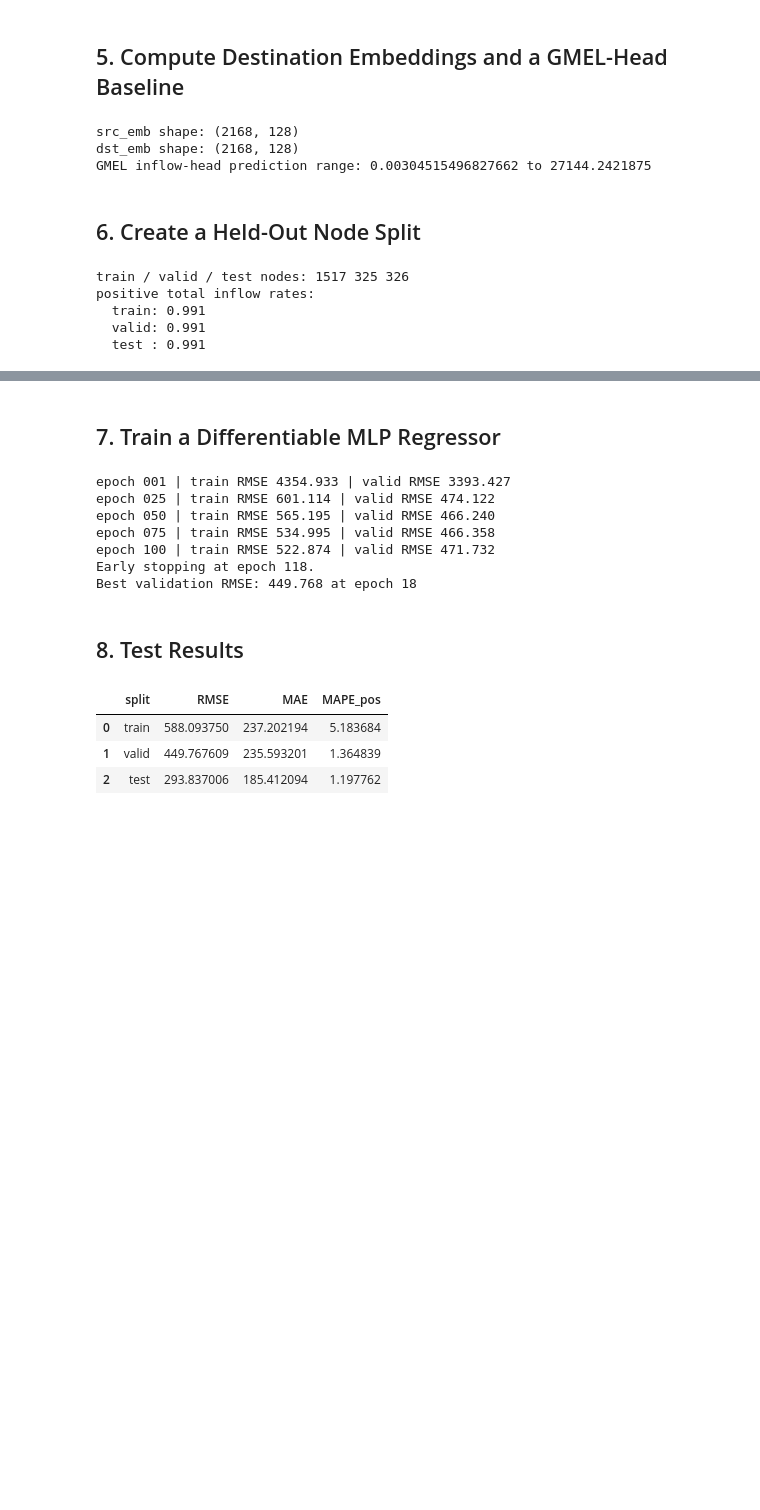
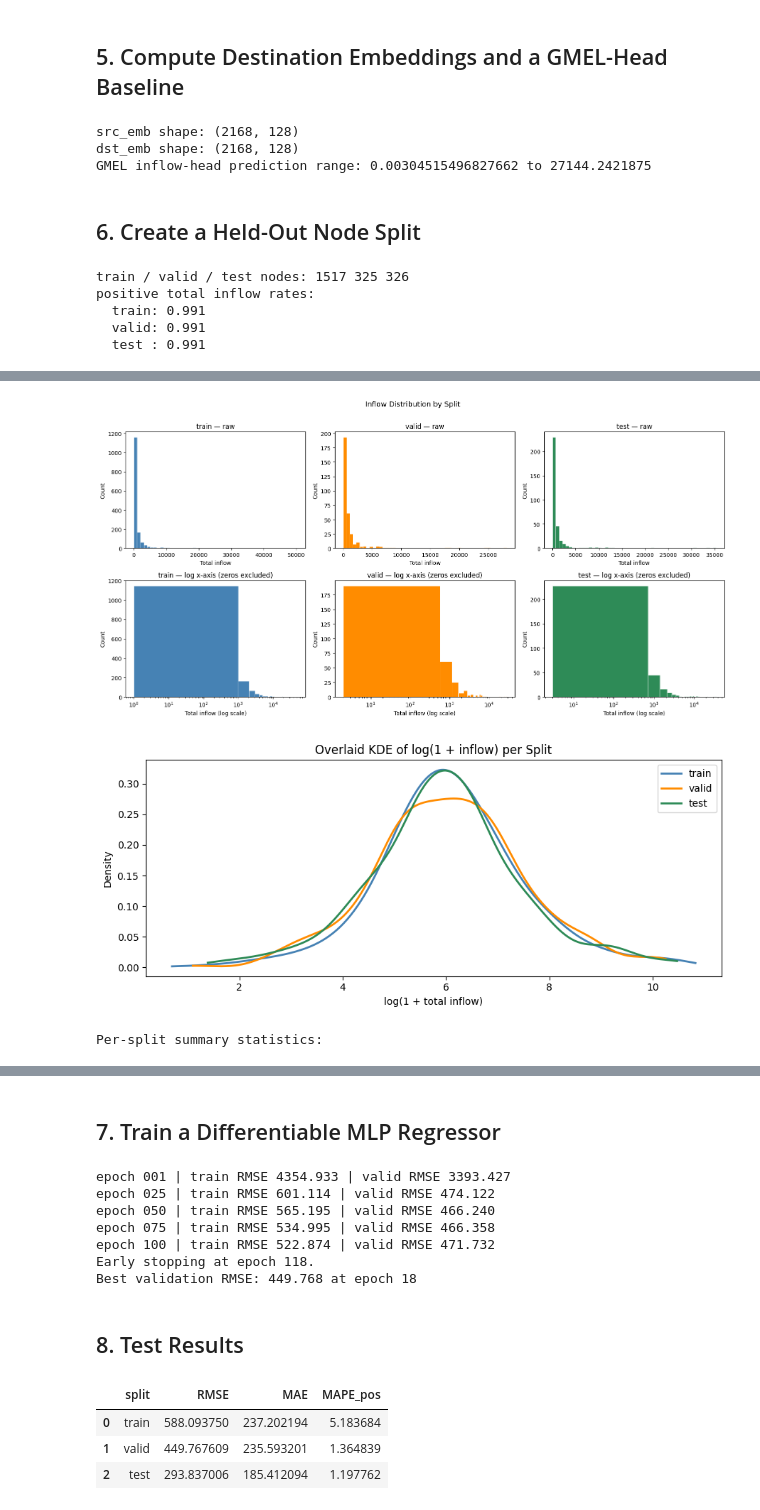
Before and after one commit to komar41/GMEL, a Jupyter notebook: code/run_inflow_node_prediction.ipynb, the cells around one changed output, grey strips where cells are left out. Drawn from its saved outputs; the diff is of its cells as text; code cells hidden in the pictures; blank space fills up the shorter version.

```diff
--- a/code/run_inflow_node_prediction.ipynb
+++ b/code/run_inflow_node_prediction.ipynb
@@ -191,0 +246,72 @@ positive total inflow rates:
+# %%
+# Per-split inflow distributions
+splits = {
+    "train": total_inflow[idx_train],
+    "valid": total_inflow[idx_valid],
+    "test":  total_inflow[idx_test],
+}
+colors = {"train": "steelblue", "valid": "darkorange", "test": "seagreen"}
+
+fig, axes = plt.subplots(2, 3, figsize=(16, 8))
+
+for col, (name, vals) in enumerate(splits.items()):
+    # Raw histogram
+    axes[0, col].hist(vals, bins=50, color=colors[name], edgecolor="white", linewidth=0.4)
+    axes[0, col].set_title(f"{name} — raw")
+    axes[0, col].set_xlabel("Total inflow")
+    axes[0, col].set_ylabel("Count")
+
+    # Log-scale x-axis
+    nz = vals[vals > 0]
+    axes[1, col].hist(nz, bins=50, color=colors[name], edgecolor="white", linewidth=0.4)
+    axes[1, col].set_xscale("log")
+    axes[1, col].set_title(f"{name} — log x-axis (zeros excluded)")
+    axes[1, col].set_xlabel("Total inflow (log scale)")
+    axes[1, col].set_ylabel("Count")
+
+plt.suptitle("Inflow Distribution by Split", fontsize=13, y=1.01)
+plt.tight_layout()
+plt.show()
+
+# Overlaid log-scale KDE comparison
+from scipy.stats import gaussian_kde
+
+fig, ax = plt.subplots(figsize=(9, 4))
+for name, vals in splits.items():
+    nz = np.log1p(vals[vals > 0])
+    kde = gaussian_kde(nz, bw_method=0.3)
+    xs = np.linspace(nz.min(), nz.max(), 300)
+    ax.plot(xs, kde(xs), label=name, color=colors[name], linewidth=2)
+
+ax.set_xlabel("log(1 + total inflow)")
+ax.set_ylabel("Density")
+ax.set_title("Overlaid KDE of log(1 + inflow) per Split")
+ax.legend()
+plt.tight_layout()
+plt.show()
+
+# Per-split summary statistics table
+rows = []
+for name, vals in splits.items():
+    s = pd.Series(vals)
+    rows.append({
+        "split": name,
+        "n_nodes": len(vals),
+        "zeros": int((vals == 0).sum()),
+        "min": float(vals.min()),
+        "p25": float(np.percentile(vals, 25)),
+        "median": float(np.median(vals)),
+        "mean": float(vals.mean()),
+        "p75": float(np.percentile(vals, 75)),
+        "p95": float(np.percentile(vals, 95)),
+        "max": float(vals.max()),
+        "std": float(vals.std()),
+        "skewness": float(s.skew()),
+    })
+
+print("Per-split summary statistics:")
+display(pd.DataFrame(rows).set_index("split"))
+# %% [output]
+[figure, added]
+[figure, added]
+Per-split summary statistics:
```
Also changed, not shown: parts of 19 cells of this notebook.
